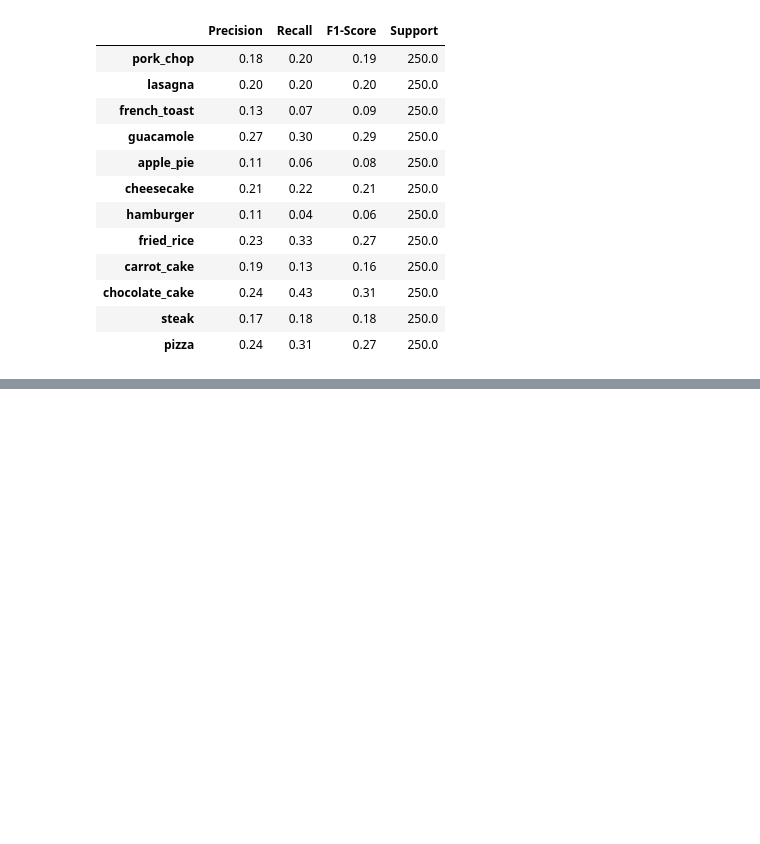
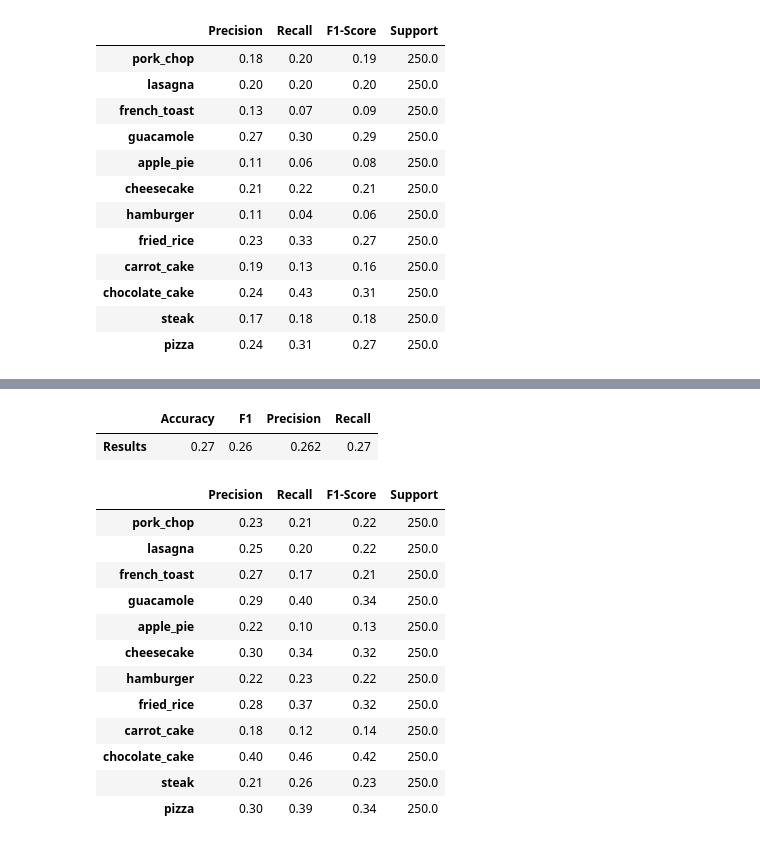
Before and after one commit to simonb83/DataScienceIntensive, a Jupyter notebook: capstone/notebooks/Features_1.ipynb, the cells around one changed output, grey strips where cells are left out. Saved outputs shown, nothing was run; the diff lists cells and outputs as text; code cells hidden in the pictures; blank space fills up the shorter version.

```diff
--- a/capstone/notebooks/Features_1.ipynb
+++ b/capstone/notebooks/Features_1.ipynb
@@ -490,0 +600,21 @@ confusion
+# %%
+overall
+# %% [output]
+|  | Accuracy | F1 | Precision | Recall |
+| Results | 0.27 | 0.26 | 0.262 | 0.27 |
+# %%
+metrics
+# %% [output]
+|  | Precision | Recall | F1-Score | Support |
+| pork_chop | 0.23 | 0.21 | 0.22 | 250.0 |
+| lasagna | 0.25 | 0.20 | 0.22 | 250.0 |
+| french_toast | 0.27 | 0.17 | 0.21 | 250.0 |
+| guacamole | 0.29 | 0.40 | 0.34 | 250.0 |
+| apple_pie | 0.22 | 0.10 | 0.13 | 250.0 |
+| cheesecake | 0.30 | 0.34 | 0.32 | 250.0 |
+| hamburger | 0.22 | 0.23 | 0.22 | 250.0 |
+| fried_rice | 0.28 | 0.37 | 0.32 | 250.0 |
+| carrot_cake | 0.18 | 0.12 | 0.14 | 250.0 |
+| chocolate_cake | 0.40 | 0.46 | 0.42 | 250.0 |
+| steak | 0.21 | 0.26 | 0.23 | 250.0 |
+| pizza | 0.30 | 0.39 | 0.34 | 250.0 |
```
Also changed, not shown: parts of 28 cells of this notebook.
